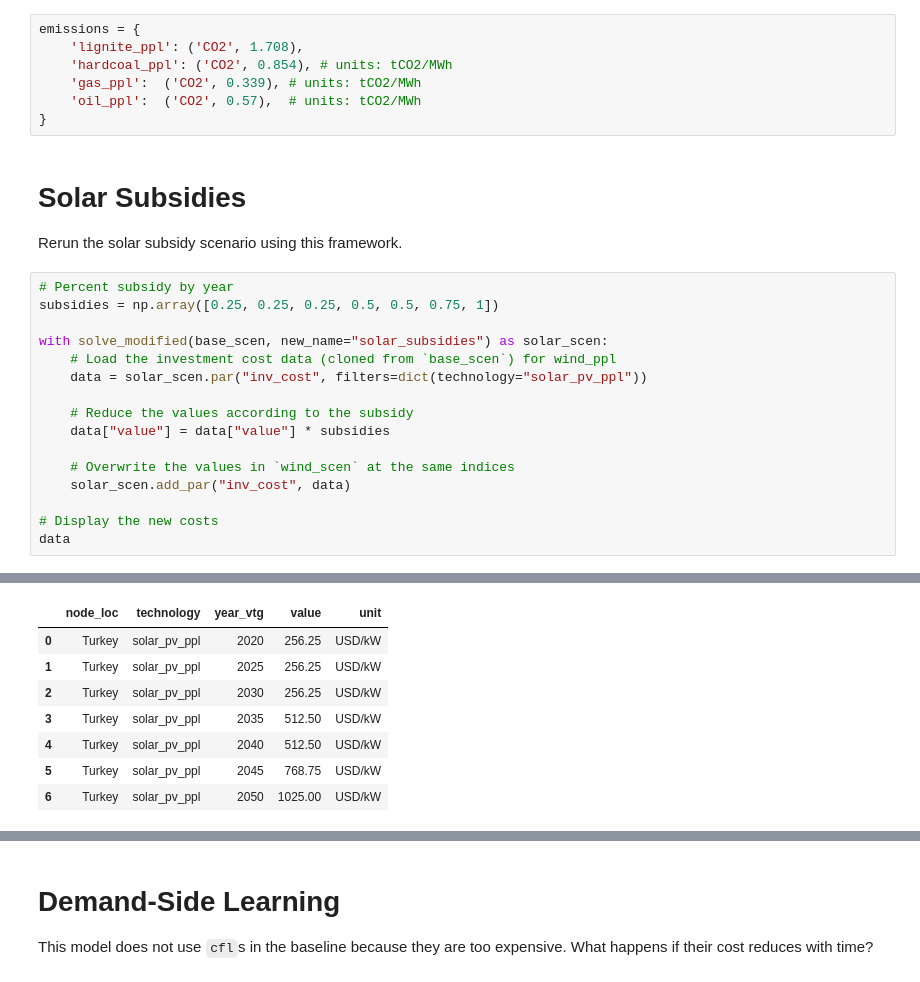
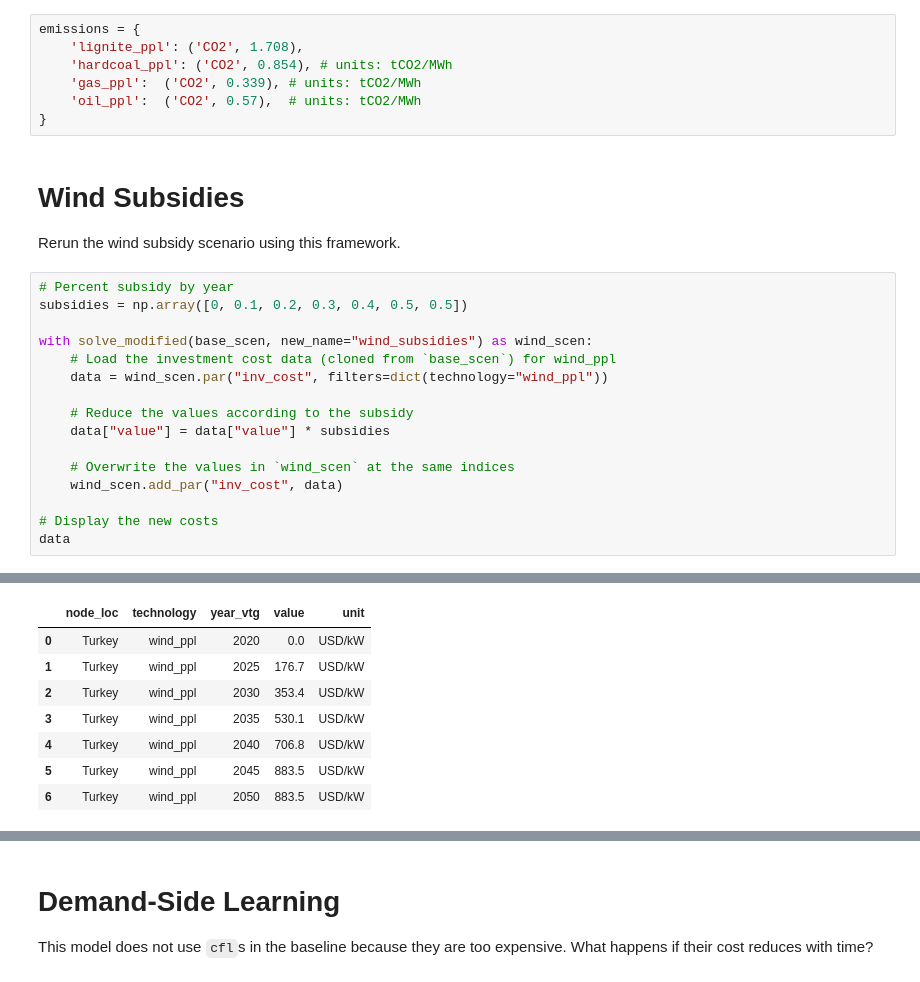
Before and after one commit to gungorgorkemmetu/Turkey_power_sector, a Jupyter notebook: turkey_multiple_policies.ipynb, the cells around one changed output, grey strips where cells are left out. Saved outputs shown, nothing was run; the diff lists cells and outputs as text.

```diff
--- a/turkey_multiple_policies.ipynb
+++ b/turkey_multiple_policies.ipynb
@@ -90,22 +97,22 @@ emissions = {
     'oil_ppl':  ('CO2', 0.57),  # units: tCO2/MWh
 }
 # %% [markdown]
-# Solar Subsidies
+# Wind Subsidies
 
-Rerun the solar subsidy scenario using this framework.
+Rerun the wind subsidy scenario using this framework.
 # %%
 # Percent subsidy by year
-subsidies = np.array([0.25, 0.25, 0.25, 0.5, 0.5, 0.75, 1])
+subsidies = np.array([0, 0.1, 0.2, 0.3, 0.4, 0.5, 0.5])
 
-with solve_modified(base_scen, new_name="solar_subsidies") as solar_scen:
+with solve_modified(base_scen, new_name="wind_subsidies") as wind_scen:
     # Load the investment cost data (cloned from `base_scen`) for wind_ppl
-    data = solar_scen.par("inv_cost", filters=dict(technology="solar_pv_ppl"))
+    data = wind_scen.par("inv_cost", filters=dict(technology="wind_ppl"))
 
     # Reduce the values according to the subsidy
     data["value"] = data["value"] * subsidies
 
     # Overwrite the values in `wind_scen` at the same indices
-    solar_scen.add_par("inv_cost", data)
+    wind_scen.add_par("inv_cost", data)
 
 # Display the new costs
 data
@@ -132,10 +139,10 @@ data
 |  | node_loc | technology | year_vtg | value | unit |
-| 0 | Turkey | solar_pv_ppl | 2020 | 256.25 | USD/kW |
-| 1 | Turkey | solar_pv_ppl | 2025 | 256.25 | USD/kW |
-| 2 | Turkey | solar_pv_ppl | 2030 | 256.25 | USD/kW |
-| 3 | Turkey | solar_pv_ppl | 2035 | 512.50 | USD/kW |
-| 4 | Turkey | solar_pv_ppl | 2040 | 512.50 | USD/kW |
-| 5 | Turkey | solar_pv_ppl | 2045 | 768.75 | USD/kW |
-| 6 | Turkey | solar_pv_ppl | 2050 | 1025.00 | USD/kW |
+| 0 | Turkey | wind_ppl | 2020 | 0.0 | USD/kW |
+| 1 | Turkey | wind_ppl | 2025 | 176.7 | USD/kW |
+| 2 | Turkey | wind_ppl | 2030 | 353.4 | USD/kW |
+| 3 | Turkey | wind_ppl | 2035 | 530.1 | USD/kW |
+| 4 | Turkey | wind_ppl | 2040 | 706.8 | USD/kW |
+| 5 | Turkey | wind_ppl | 2045 | 883.5 | USD/kW |
+| 6 | Turkey | wind_ppl | 2050 | 883.5 | USD/kW |
 # %%
 # Prepare a Reporter based on the solved scenario
```
Also changed, not shown: parts of 13 cells of this notebook, 1 other file.
